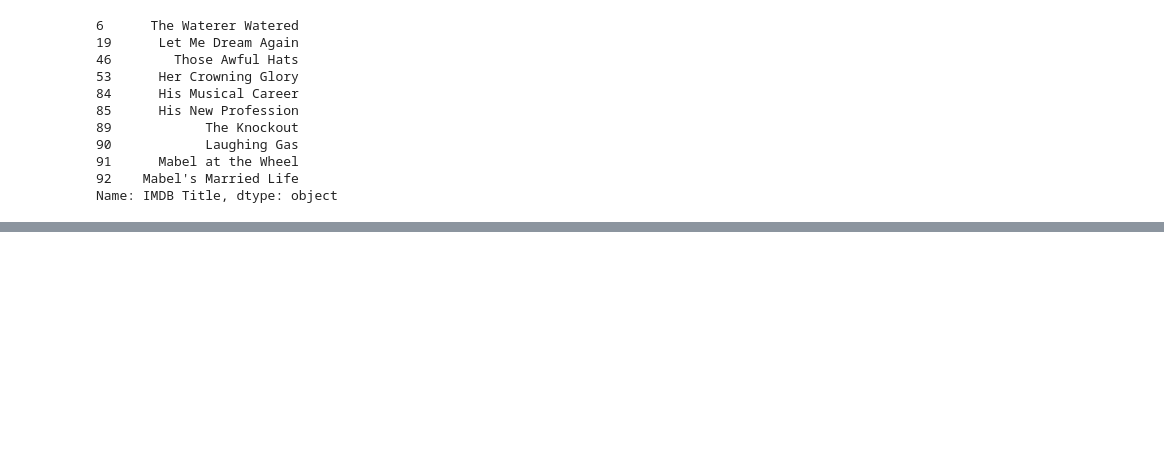
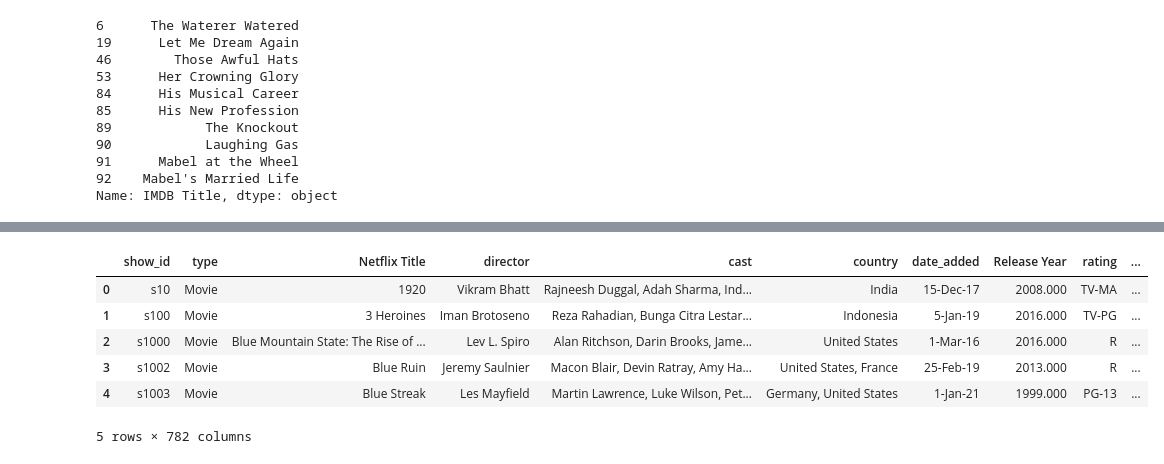
Before and after one commit to seantorres/Movie-Recommender-System, a Jupyter notebook: Data Modeling .ipynb, the cells around one changed output, grey strips where cells are left out. Cells and saved outputs as stored; diff of their text form; code cells hidden in the pictures; blank space fills up the shorter version.

```diff
--- a/Data Modeling .ipynb
+++ b/Data Modeling .ipynb
@@ -69,0 +73,7 @@ Name: IMDB Title, dtype: object
+# %%
+# creating a new column named ‘combined_info’ by joining data from type, Netflix Title, director, cast, type and country columns.
+
+cols = ['Netflix Title','type', 'director', 'cast', 'country']
+overall_infos = processed_netflix[cols].apply(lambda row: '_'.join(row.values.astype(str)), axis=1)
+df = pd.DataFrame(overall_infos)
+df.columns =['combined_info']
@@ -69,0 +92,15 @@ Name: IMDB Title, dtype: object
+# %%
+processed_netflix_new= processed_netflix_new.dropna(subset=['cast','director'], axis = 0)
+processed_netflix_new['combined_info'] = processed_netflix_new['combined_info'].fillna("Unknown")
+processed_netflix_new = processed_netflix_new.reset_index( drop=True)
+
+
+processed_netflix_new.head()
+# %% [output]
+|  | show_id | type | Netflix Title | director | cast | country | date_added | Release Year | rating | ... |
+| 0 | s10 | Movie | 1920 | Vikram Bhatt | Rajneesh Duggal, Adah Sharma, Ind... | India | 15-Dec-17 | 2008.000 | TV-MA | ... |
+| 1 | s100 | Movie | 3 Heroines | Iman Brotoseno | Reza Rahadian, Bunga Citra Lestar... | Indonesia | 5-Jan-19 | 2016.000 | TV-PG | ... |
+| 2 | s1000 | Movie | Blue Mountain State: The Rise of ... | Lev L. Spiro | Alan Ritchson, Darin Brooks, Jame... | United States | 1-Mar-16 | 2016.000 | R | ... |
+| 3 | s1002 | Movie | Blue Ruin | Jeremy Saulnier | Macon Blair, Devin Ratray, Amy Ha... | United States, France | 25-Feb-19 | 2013.000 | R | ... |
+| 4 | s1003 | Movie | Blue Streak | Les Mayfield | Martin Lawrence, Luke Wilson, Pet... | Germany, United States | 1-Jan-21 | 1999.000 | PG-13 | ... |
+5 rows × 782 columns
```
Also changed, not shown: parts of 13 cells of this notebook.
